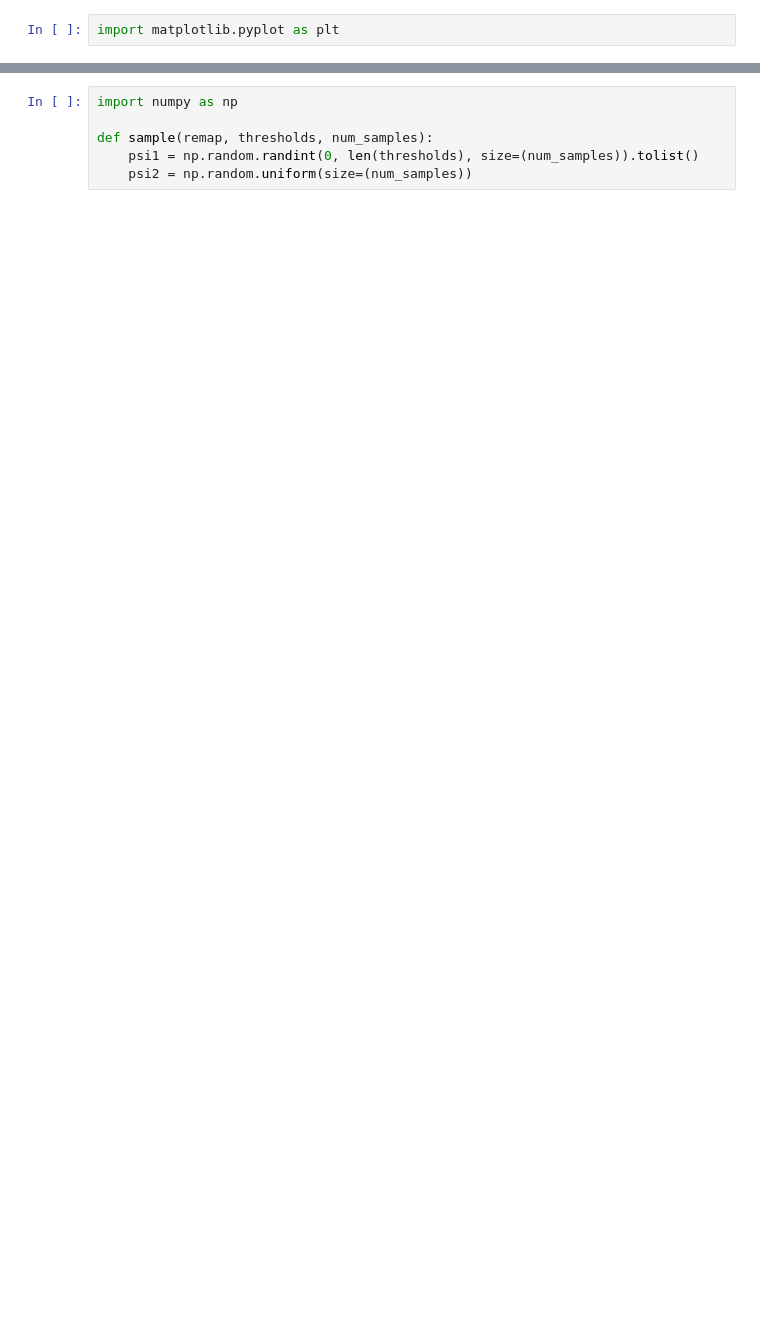
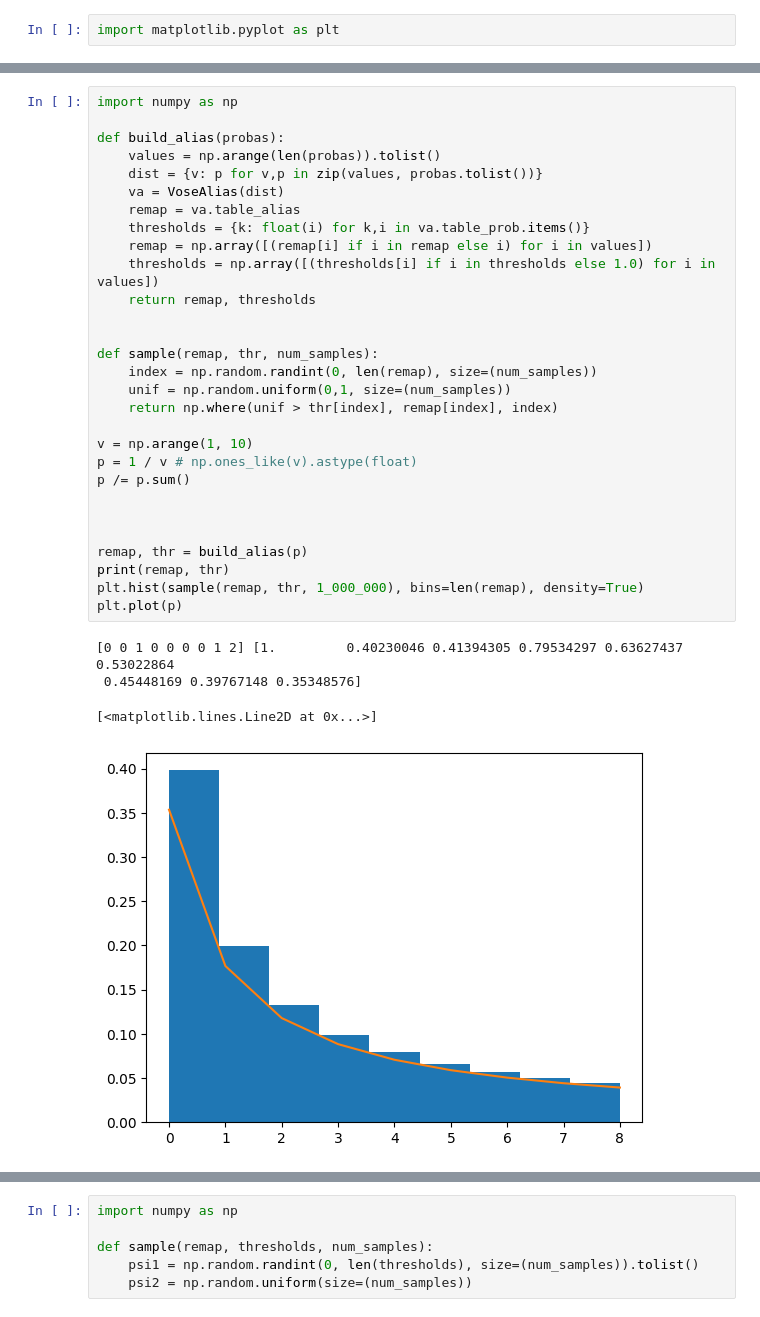
Before and after one commit to ricsi98/utvalasztas_verseny, a Jupyter notebook: alias.ipynb, the cells around one changed output, grey strips where cells are left out. Drawn from its saved outputs; the diff is of its cells as text; blank space fills up the shorter version.

```diff
--- a/alias.ipynb
+++ b/alias.ipynb
@@ -29,0 +20,34 @@ remap
+# %%
+import numpy as np
+
+def build_alias(probas):
+    values = np.arange(len(probas)).tolist()
+    dist = {v: p for v,p in zip(values, probas.tolist())}
+    va = VoseAlias(dist)
+    remap = va.table_alias
+    thresholds = {k: float(i) for k,i in va.table_prob.items()}
+    remap = np.array([(remap[i] if i in remap else i) for i in values])
+    thresholds = np.array([(thresholds[i] if i in thresholds else 1.0) for i in values])
+    return remap, thresholds
+
+
+def sample(remap, thr, num_samples):
+    index = np.random.randint(0, len(remap), size=(num_samples))
+    unif = np.random.uniform(0,1, size=(num_samples))
+    return np.where(unif > thr[index], remap[index], index)
+
+v = np.arange(1, 10)
+p = 1 / v # np.ones_like(v).astype(float)
+p /= p.sum()
+
+
+
+remap, thr = build_alias(p)
+print(remap, thr)
+plt.hist(sample(remap, thr, 1_000_000), bins=len(remap), density=True)
+plt.plot(p)
+# %% [output]
+[0 0 1 0 0 0 0 1 2] [1.         0.40230046 0.41394305 0.79534297 0.63627437 0.53022864
+ 0.45448169 0.39767148 0.35348576]
+[<matplotlib.lines.Line2D at 0x...>]
+[figure, added]
```
Also changed, not shown: parts of 8 cells of this notebook.
